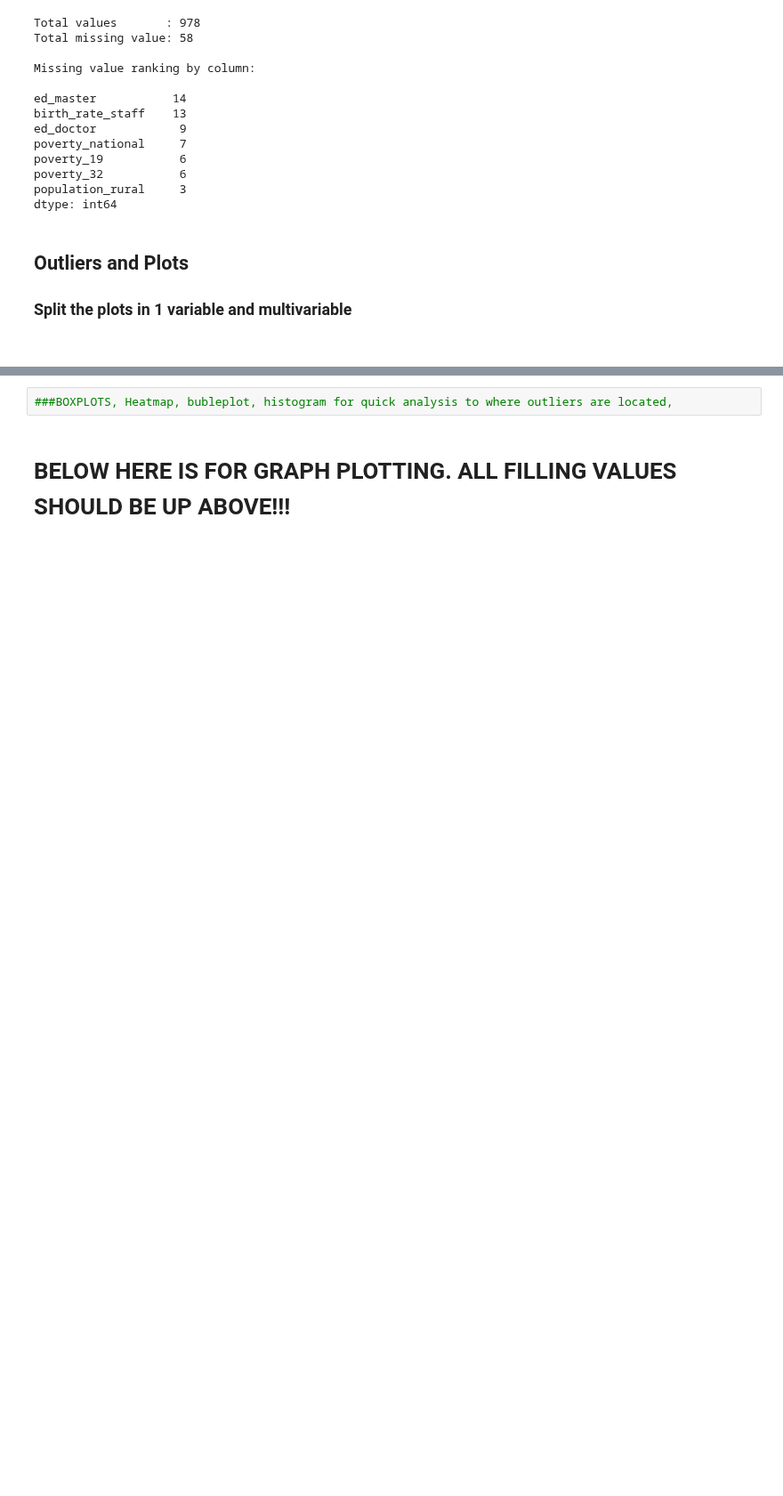
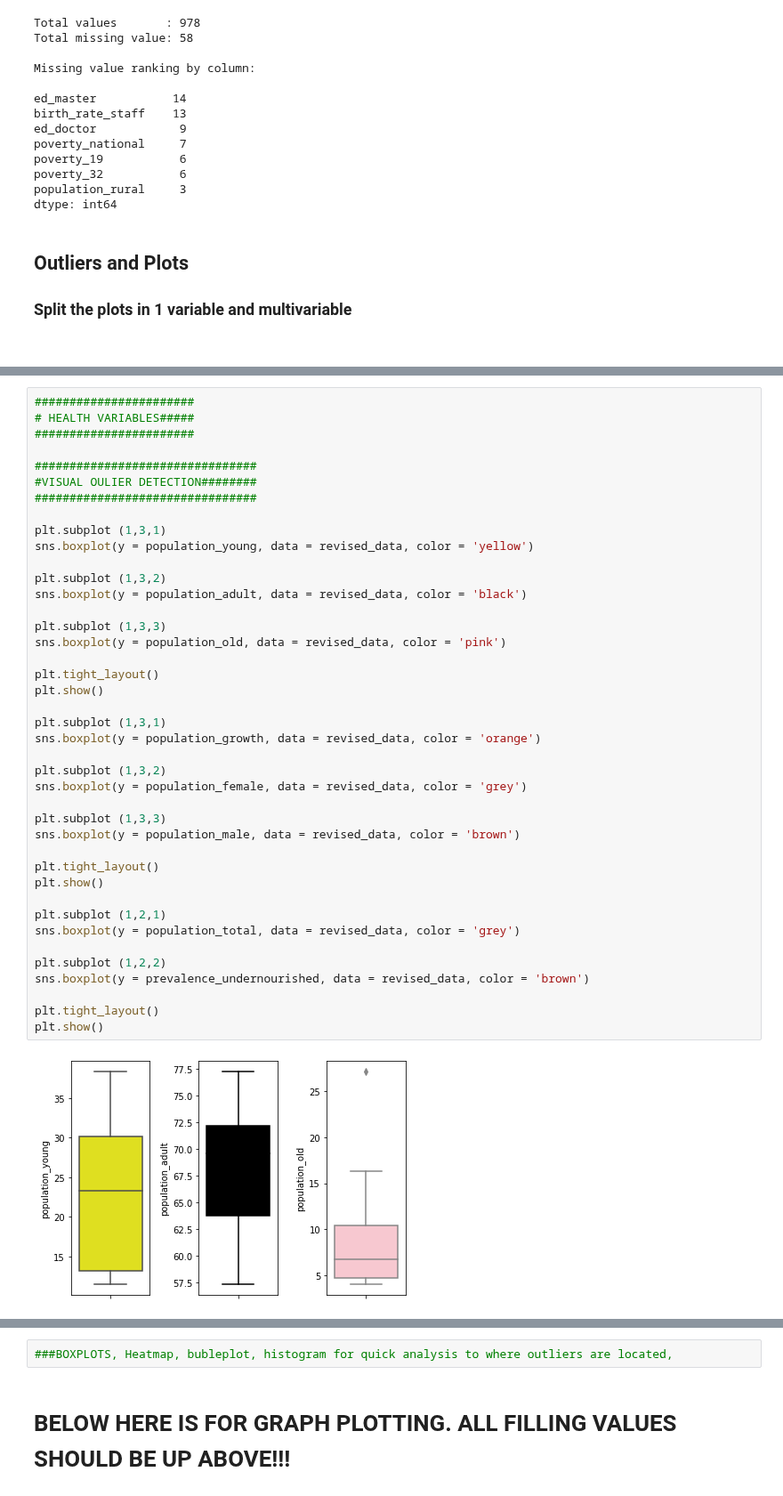
Before and after one commit to georgina1994/Optimus-Primer, a Jupyter notebook: Final Project.ipynb, the cells around one changed output, grey strips where cells are left out. Shown at 89% size. Drawn from its saved outputs; the diff is of its cells as text; blank space fills up the shorter version.

```diff
--- a/Final Project.ipynb
+++ b/Final Project.ipynb
@@ -1866,0 +1934,43 @@ dtype: int64
+# %%
+#######################
+# HEALTH VARIABLES#####
+#######################
+
+################################
+#VISUAL OULIER DETECTION########
+################################
+
+plt.subplot (1,3,1)
+sns.boxplot(y = population_young, data = revised_data, color = 'yellow')
+
+plt.subplot (1,3,2)
+sns.boxplot(y = population_adult, data = revised_data, color = 'black')
+
+plt.subplot (1,3,3)
+sns.boxplot(y = population_old, data = revised_data, color = 'pink')
+
+plt.tight_layout()
+plt.show()
+
+plt.subplot (1,3,1)
+sns.boxplot(y = population_growth, data = revised_data, color = 'orange')
+
+plt.subplot (1,3,2)
+sns.boxplot(y = population_female, data = revised_data, color = 'grey')
+
+plt.subplot (1,3,3)
+sns.boxplot(y = population_male, data = revised_data, color = 'brown')
+
+plt.tight_layout()
+plt.show()
+
+plt.subplot (1,2,1)
+sns.boxplot(y = population_total, data = revised_data, color = 'grey')
+
+plt.subplot (1,2,2)
+sns.boxplot(y = prevalence_undernourished, data = revised_data, color = 'brown')
+
+plt.tight_layout()
+plt.show()
+# %% [output]
+[figure, added]
```
Also changed, not shown: parts of 5 cells of this notebook.
